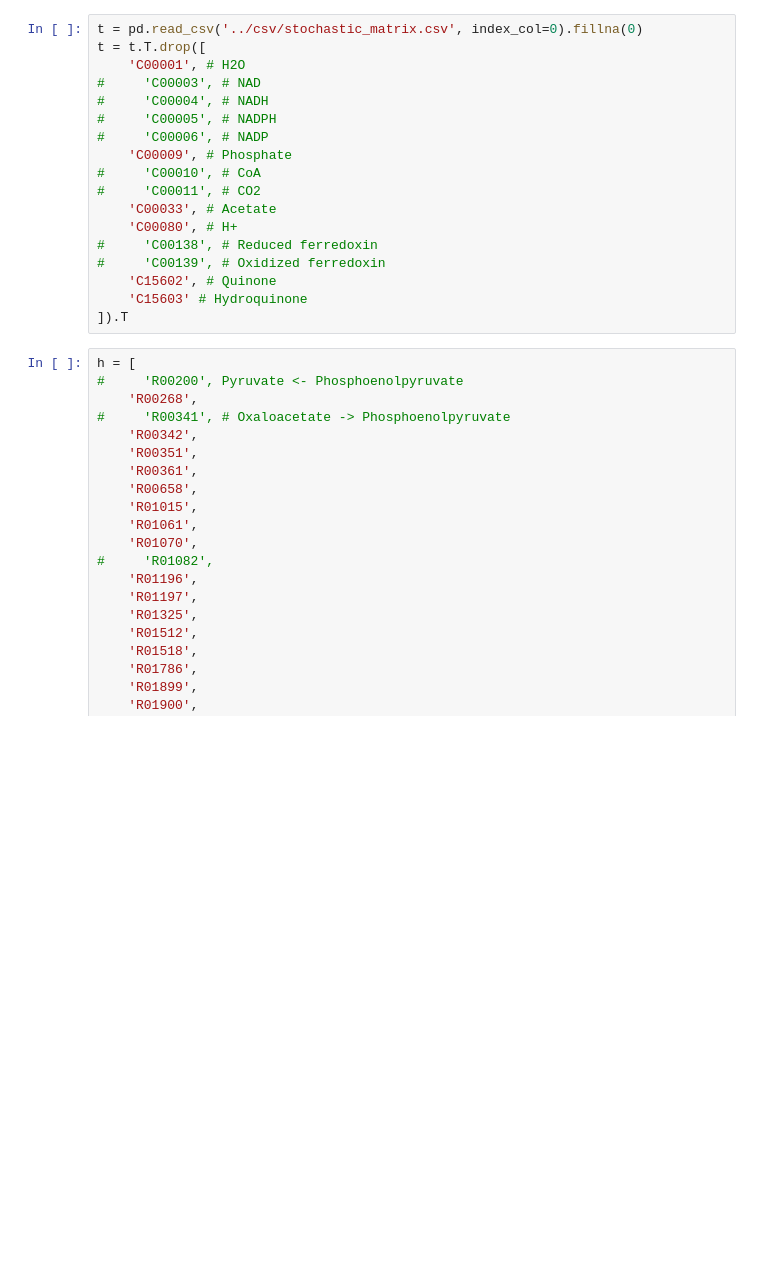
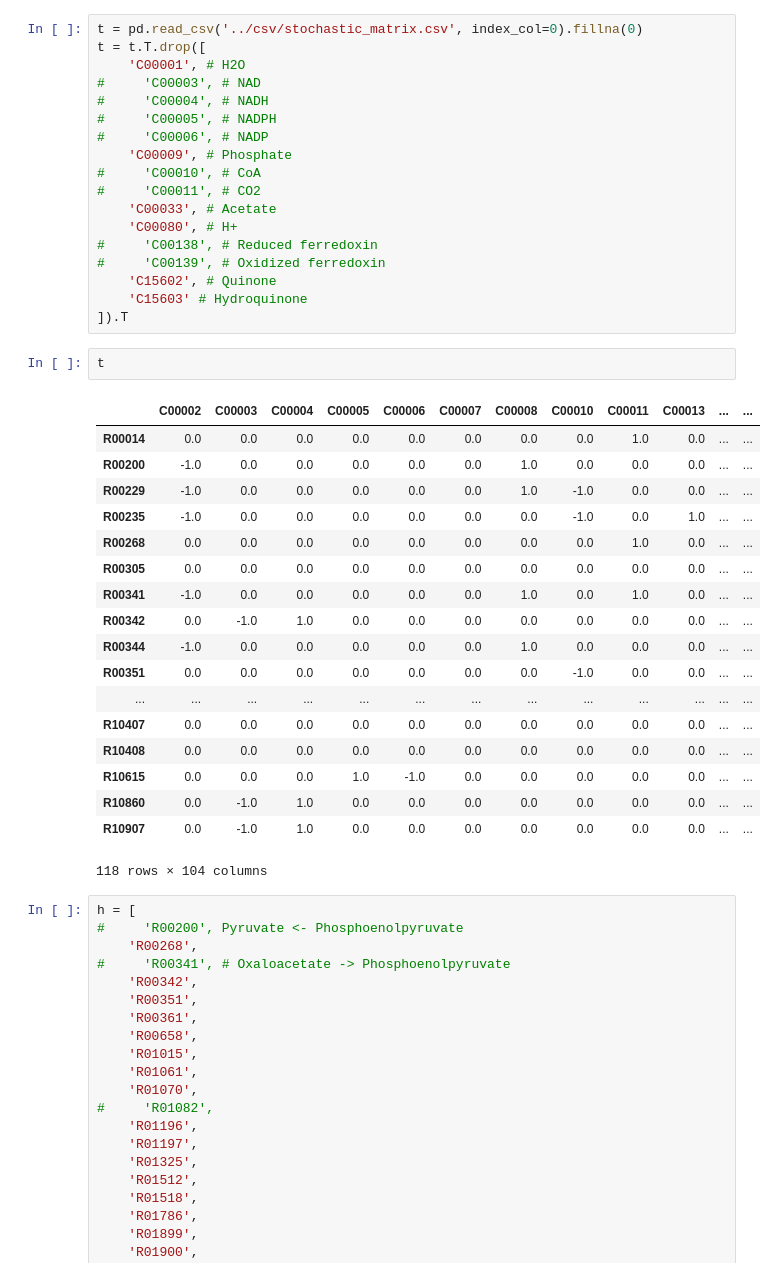
Before and after one commit to inoue0426/Cancer_cell_modeling_using_FBA, a Jupyter notebook: code/optimizer.ipynb, the cells around one changed output. Cells and saved outputs as stored; diff of their text form; blank space fills up the shorter version.

```diff
--- a/code/optimizer.ipynb
+++ b/code/optimizer.ipynb
@@ -27,6 +27,27 @@ t = t.T.drop([
     'C15602', # Quinone
     'C15603' # Hydroquinone
 ]).T
+# %%
+t
+# %% [output]
+|  | C00002 | C00003 | C00004 | C00005 | C00006 | C00007 | C00008 | C00010 | C00011 | C00013 | ... | ... |
+| R00014 | 0.0 | 0.0 | 0.0 | 0.0 | 0.0 | 0.0 | 0.0 | 0.0 | 1.0 | 0.0 | ... | ... |
+| R00200 | -1.0 | 0.0 | 0.0 | 0.0 | 0.0 | 0.0 | 1.0 | 0.0 | 0.0 | 0.0 | ... | ... |
+| R00229 | -1.0 | 0.0 | 0.0 | 0.0 | 0.0 | 0.0 | 1.0 | -1.0 | 0.0 | 0.0 | ... | ... |
+| R00235 | -1.0 | 0.0 | 0.0 | 0.0 | 0.0 | 0.0 | 0.0 | -1.0 | 0.0 | 1.0 | ... | ... |
+| R00268 | 0.0 | 0.0 | 0.0 | 0.0 | 0.0 | 0.0 | 0.0 | 0.0 | 1.0 | 0.0 | ... | ... |
+| R00305 | 0.0 | 0.0 | 0.0 | 0.0 | 0.0 | 0.0 | 0.0 | 0.0 | 0.0 | 0.0 | ... | ... |
+| R00341 | -1.0 | 0.0 | 0.0 | 0.0 | 0.0 | 0.0 | 1.0 | 0.0 | 1.0 | 0.0 | ... | ... |
+| R00342 | 0.0 | -1.0 | 1.0 | 0.0 | 0.0 | 0.0 | 0.0 | 0.0 | 0.0 | 0.0 | ... | ... |
+| R00344 | -1.0 | 0.0 | 0.0 | 0.0 | 0.0 | 0.0 | 1.0 | 0.0 | 0.0 | 0.0 | ... | ... |
+| R00351 | 0.0 | 0.0 | 0.0 | 0.0 | 0.0 | 0.0 | 0.0 | -1.0 | 0.0 | 0.0 | ... | ... |
+| ... | ... | ... | ... | ... | ... | ... | ... | ... | ... | ... | ... | ... |
+| R10407 | 0.0 | 0.0 | 0.0 | 0.0 | 0.0 | 0.0 | 0.0 | 0.0 | 0.0 | 0.0 | ... | ... |
+| R10408 | 0.0 | 0.0 | 0.0 | 0.0 | 0.0 | 0.0 | 0.0 | 0.0 | 0.0 | 0.0 | ... | ... |
+| R10615 | 0.0 | 0.0 | 0.0 | 1.0 | -1.0 | 0.0 | 0.0 | 0.0 | 0.0 | 0.0 | ... | ... |
+| R10860 | 0.0 | -1.0 | 1.0 | 0.0 | 0.0 | 0.0 | 0.0 | 0.0 | 0.0 | 0.0 | ... | ... |
+| R10907 | 0.0 | -1.0 | 1.0 | 0.0 | 0.0 | 0.0 | 0.0 | 0.0 | 0.0 | 0.0 | ... | ... |
+118 rows × 104 columns
 # %%
 h = [
 #     'R00200', Pyruvate <- Phosphoenolpyruvate
```
Also changed, not shown: parts of 6 cells of this notebook, 1 other file.
